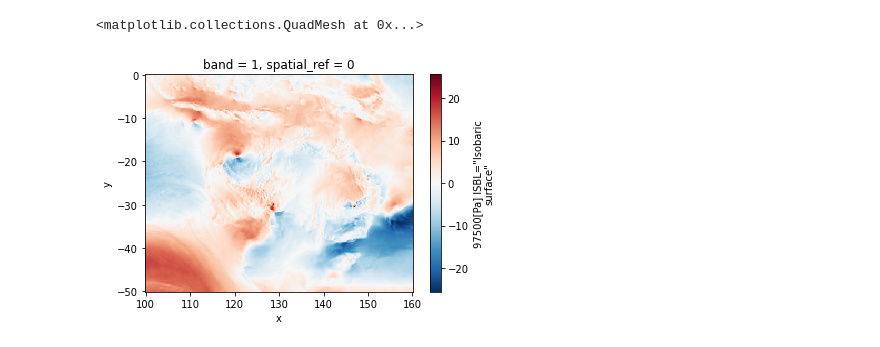
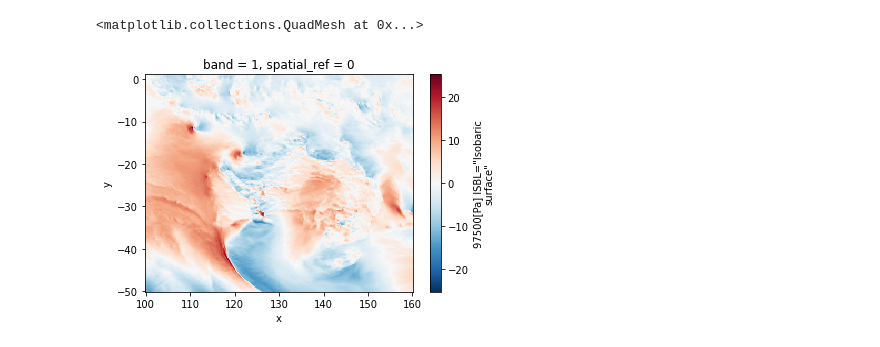
Before and after one commit to cesaraustralia/WindDispersalForecastTool, a Jupyter notebook: Scripts/GFS_data_visualise.ipynb, the cells around one changed output. Cells and saved outputs as stored; diff of their text form; code cells hidden in the pictures.

```diff
--- a/Scripts/GFS_data_visualise.ipynb
+++ b/Scripts/GFS_data_visualise.ipynb
@@ -9,8 +9,8 @@ from dask.distributed import Client
 
 %matplotlib inline
 # %%
-rr = rx.open_rasterio("/home/rvalavi/Downloads/file1")
+rr = rx.open_rasterio("/home/rvalavi/Downloads/gfs_vgrd_20220301_t00z_f010")
 rr.plot()
 # %% [output]
 <matplotlib.collections.QuadMesh at 0x...>
-[figure, old version]
+[figure, new version]
```
Also changed, not shown: parts of 7 cells of this notebook, 2 other files.
